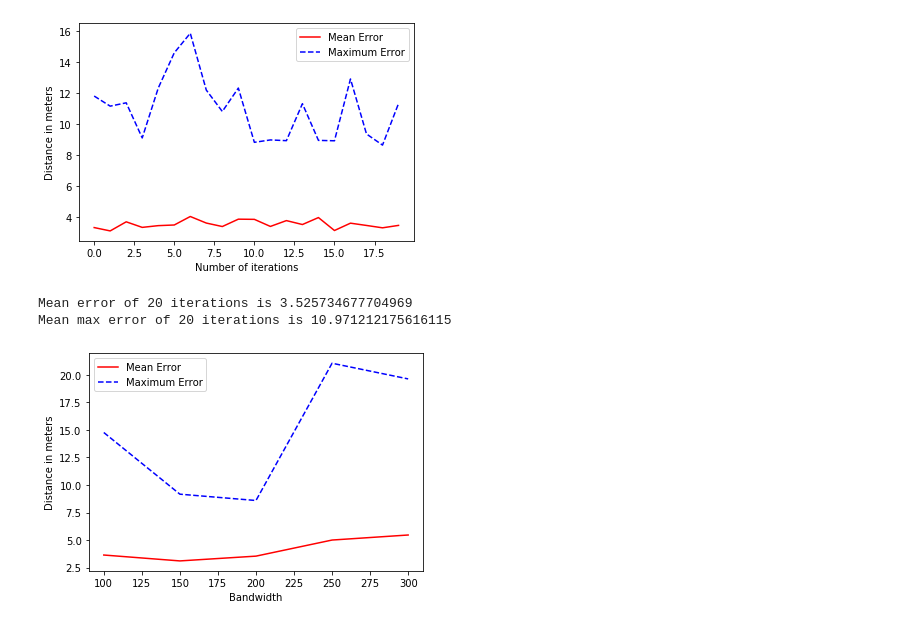
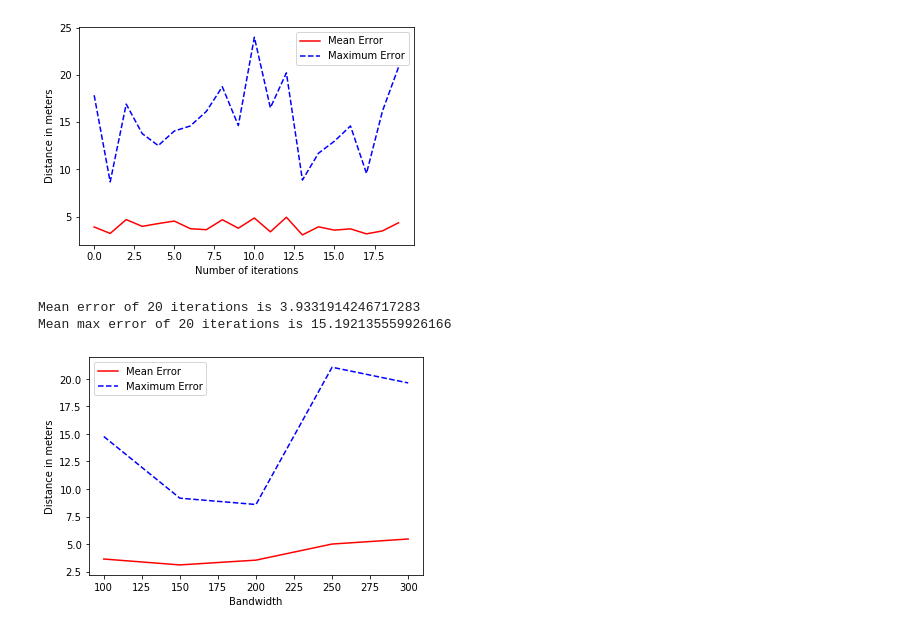
Before and after one commit to aswin-jacob-thomas/smartcity-localization, a Jupyter notebook: localization-local_ver3.ipynb, the cells around one changed output. Saved outputs shown, nothing was run; the diff lists cells and outputs as text; code cells hidden in the pictures.

```diff
--- a/localization-local_ver3.ipynb
+++ b/localization-local_ver3.ipynb
@@ -143,37 +143,37 @@ def find_Error(cluster_centers, true_data, b1, b2, p, print_data = True):
     result = haversine_distances(np.radians(true_data), np.radians(cluster_centers)) * radians_in_m
     min_distances = result.min(axis=1)
 
     new_cluster_center = cluster_centers[np.argmin(result, axis=1)]
     mean = min_distances.mean()
     maxim = min_distances.max()
     if print_data:
         print(min_distances)
         print("Mean error is {}m".format(mean))
         print("Maximum error is {}m".format(maxim))
     return mean, maxim
 
 def plot_variation():
     mean_array = []
     maxim_array = []
     for i in tqdm(range(20)):
-        mean, maxim = find_Error(cluster_centers, true_data, 50, 150, 200, print_data=False)
+        mean, maxim = find_Error(cluster_centers, true_data, 50, 100, 100, print_data=False)
         mean_array.append(mean)
         maxim_array.append(maxim)
     fig = plt.figure(0)
     plt.plot(np.arange(20), mean_array, 'r-', label="Mean Error")
     plt.plot(np.arange(20), maxim_array, 'b--', label="Maximum Error")
     plt.xlabel("Number of iterations")
     plt.ylabel("Distance in meters")
     plt.legend()
     plt.savefig('single_parameter_variations.png')
     plt.show()
     print("Mean error of 20 iterations is {}".format(np.array(mean_array).mean()))
     print("Mean max error of 20 iterations is {}".format(np.array(maxim_array).mean()))
 plot_variation()
 # %% [output]
-[figure, old version]
+[figure, new version]
-Mean error of 20 iterations is 3.525734677704969
-Mean max error of 20 iterations is 10.971212175616115
+Mean error of 20 iterations is 3.9331914246717283
+Mean max error of 20 iterations is 15.192135559926166
 # %%
 def plot_variation_in_bandwidths():
     bandwidths = [100, 150, 200, 250, 300]
```
Also changed, not shown: parts of 1 cell of this notebook, 2 other files.
